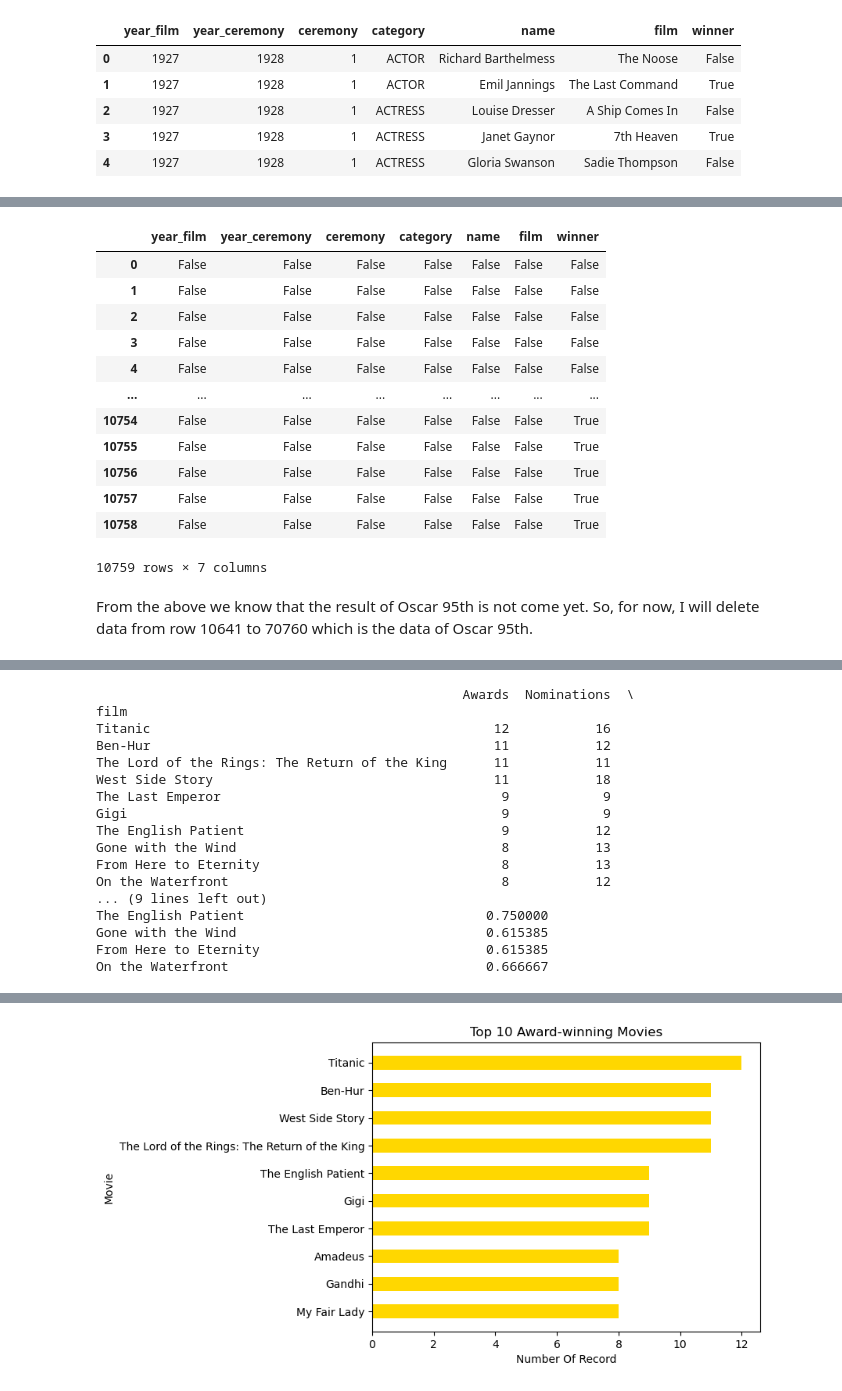
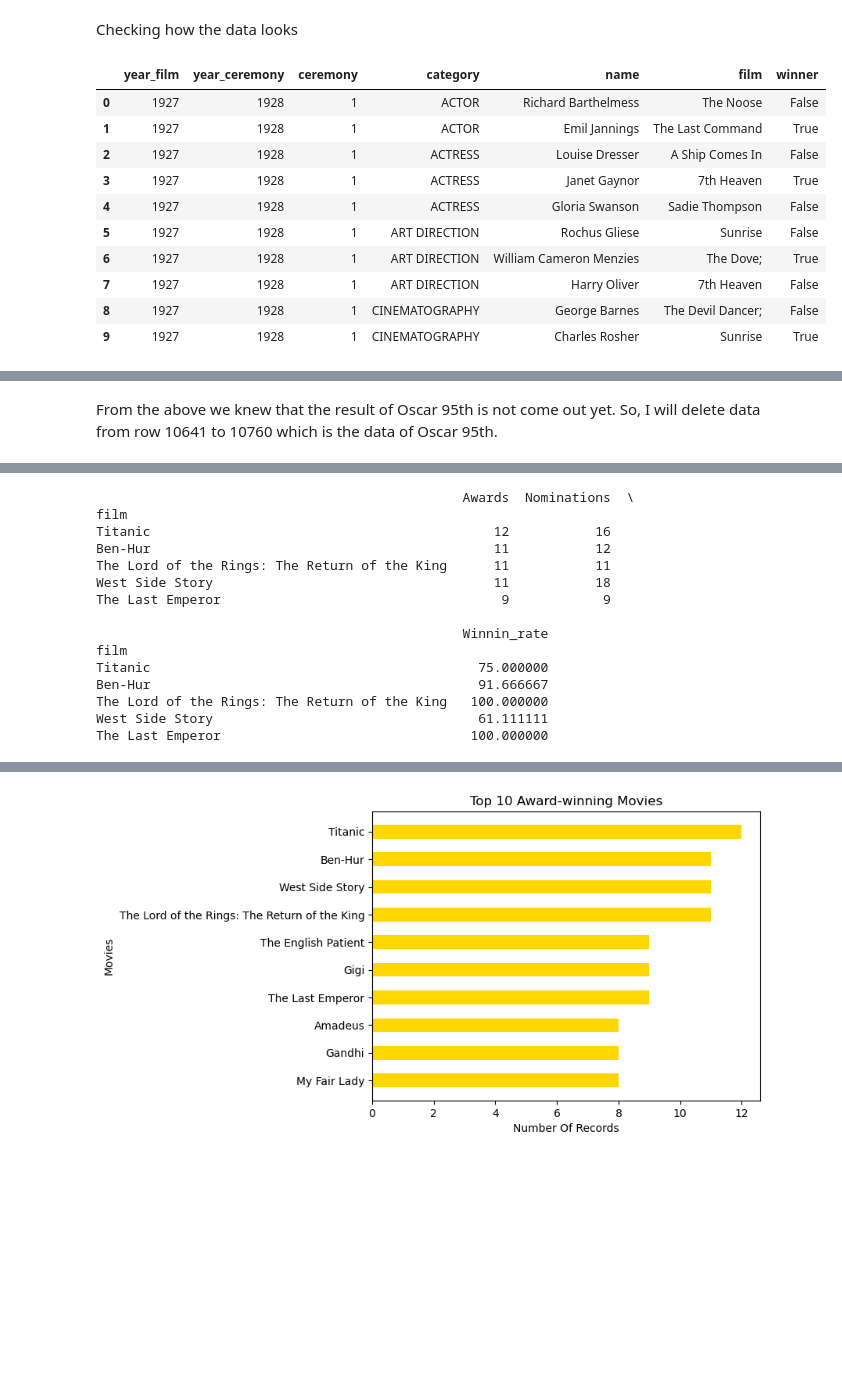
Before and after one commit to purple-fruits/Project, a Jupyter notebook: Oscar.ipynb, the cells around one changed output, grey strips where cells are left out. Saved outputs shown, nothing was run; the diff lists cells and outputs as text; code cells hidden in the pictures; blank space fills up the shorter version.

```diff
--- a/Oscar.ipynb
+++ b/Oscar.ipynb
@@ -1,20 +1,33 @@
 # %%
+#import libraries
 import numpy as np
 import pandas as pd
 
 import matplotlib.pyplot as plt
 import seaborn as sns
 
-data = pd.read_csv('C:/Users/66959/Desktop/hello_ds/project/the_oscar_award.csv')
+data = pd.read_csv('C:/Users/66959/Desktop/portfolio/project/the_oscar_award.csv')
+director = pd.read_csv('C:/Users/66959/Desktop/portfolio/project/Oscar_Winners_Director.csv')
+#The first data doesn't have information about gender and race of director so I added another ones.
+
+import warnings
+warnings.simplefilter(action='ignore', category=FutureWarning)
+# %% [markdown]
+Checking how the data looks
 # %%
-data.head()
+data.head(10)
 # %% [output]
 |  | year_film | year_ceremony | ceremony | category | name | film | winner |
 | 0 | 1927 | 1928 | 1 | ACTOR | Richard Barthelmess | The Noose | False |
 | 1 | 1927 | 1928 | 1 | ACTOR | Emil Jannings | The Last Command | True |
 | 2 | 1927 | 1928 | 1 | ACTRESS | Louise Dresser | A Ship Comes In | False |
 | 3 | 1927 | 1928 | 1 | ACTRESS | Janet Gaynor | 7th Heaven | True |
 | 4 | 1927 | 1928 | 1 | ACTRESS | Gloria Swanson | Sadie Thompson | False |
+| 5 | 1927 | 1928 | 1 | ART DIRECTION | Rochus Gliese | Sunrise | False |
+| 6 | 1927 | 1928 | 1 | ART DIRECTION | William Cameron Menzies | The Dove; | True |
+| 7 | 1927 | 1928 | 1 | ART DIRECTION | Harry Oliver | 7th Heaven | False |
+| 8 | 1927 | 1928 | 1 | CINEMATOGRAPHY | George Barnes | The Devil Dancer; | False |
+| 9 | 1927 | 1928 | 1 | CINEMATOGRAPHY | Charles Rosher | Sunrise | True |
 # %%
 print(data.info())
 # %% [output]
@@ -33,23 +46,7 @@ Data columns (total 7 columns):
 dtypes: int64(3), object(4)
 memory usage: 588.5+ KB
 None
-# %%
-data.isnull()
-# %% [output]
-|  | year_film | year_ceremony | ceremony | category | name | film | winner |
-| 0 | False | False | False | False | False | False | False |
-| 1 | False | False | False | False | False | False | False |
-| 2 | False | False | False | False | False | False | False |
-| 3 | False | False | False | False | False | False | False |
-| 4 | False | False | False | False | False | False | False |
-| ... | ... | ... | ... | ... | ... | ... | ... |
-| 10754 | False | False | False | False | False | False | True |
-| 10755 | False | False | False | False | False | False | True |
-| 10756 | False | False | False | False | False | False | True |
-| 10757 | False | False | False | False | False | False | True |
-| 10758 | False | False | False | False | False | False | True |
-10759 rows × 7 columns
 # %% [markdown]
-From the above we know that the result of Oscar 95th is not come yet. So, for now, I will delete data from row 10641 to 70760 which is the data of Oscar 95th.
+From the above we knew that the result of Oscar 95th is not come out yet. So, I will delete data from row 10641 to 10760 which is the data of Oscar 95th.
 # %%
 data = pd.DataFrame(data)
@@ -89,9 +84,9 @@ All_movie=oscar[['film','winner']].groupby(by='film').sum().sort_values(by='winn
 All_movie['Awards']=All_movie['winner'].apply(lambda x:int(x))
 del All_movie['winner']
 All_movie['Nominations']=oscar[['film','winner']].groupby(by='film').count()
-All_movie['Winnin_rate']=All_movie['Awards']/All_movie['Nominations']
+All_movie['Winnin_rate']=(All_movie['Awards']/All_movie['Nominations'])*100
 
-print(All_movie.head(10))
+print(All_movie.head(5))
 # %% [output]
                                                Awards  Nominations  \
 film
@@ -100,16 +95,14 @@ Ben-Hur                                            11           12
 The Lord of the Rings: The Return of the King      11           11
 West Side Story                                    11           18
 The Last Emperor                                    9            9
-Gigi                                                9            9
-The English Patient                                 9           12
-Gone with the Wind                                  8           13
-From Here to Eternity                               8           13
-On the Waterfront                                   8           12
-... (9 lines left out)
-The English Patient                               0.750000
-Gone with the Wind                                0.615385
-From Here to Eternity                             0.615385
-On the Waterfront                                 0.666667
+
+                                               Winnin_rate
+film
+Titanic                                          75.000000
+Ben-Hur                                          91.666667
+The Lord of the Rings: The Return of the King   100.000000
+West Side Story                                  61.111111
+The Last Emperor                                100.000000
 # %%
 #Top 10 Nominated Movies
 nominated_movie=All_movie.sort_values(by='Nominations',ascending=False).head(10)
```
Also changed, not shown: parts of 16 cells of this notebook.
